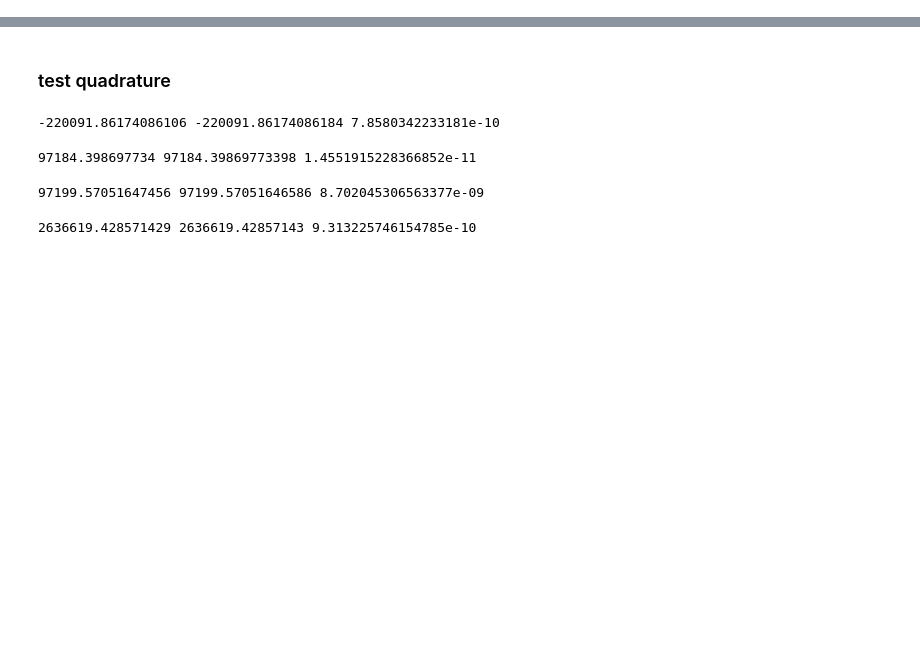
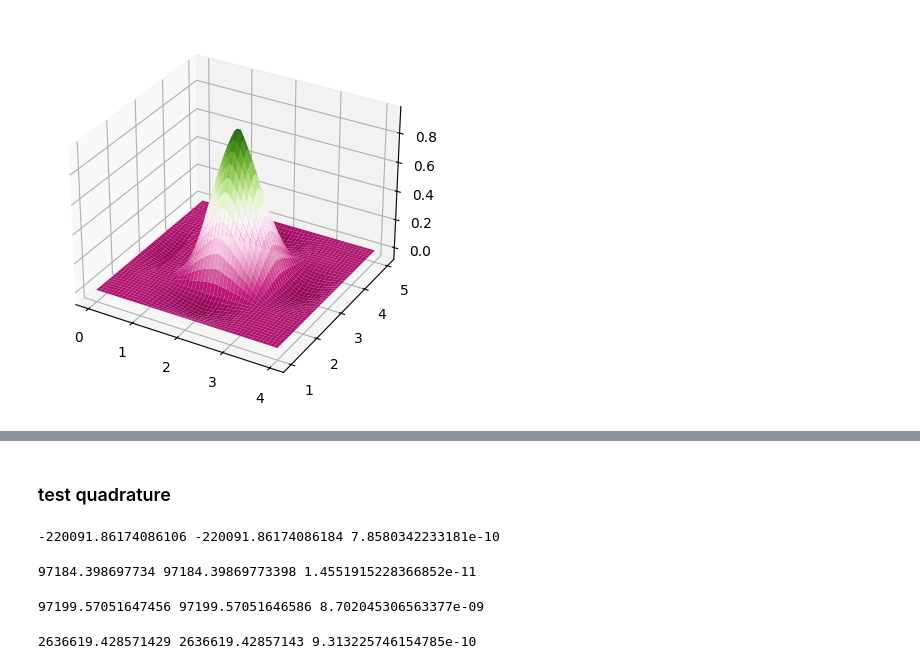
Before and after one commit to brynbarker/Galerkin-Differencing, a Jupyter notebook: 2d-AMR.ipynb, the cells around one changed output, grey strips where cells are left out. Drawn from its saved outputs; the diff is of its cells as text; code cells hidden in the pictures; blank space fills up the shorter version.

```diff
--- a/2d-AMR.ipynb
+++ b/2d-AMR.ipynb
@@ -59,0 +81,8 @@ from IPython.display import HTML
+# %%
+h = 1
+func = lambda x,y: phi3_2d_eval(x,y,h,2,3)
+a = [2-2*h,3-2*h]
+b = [2+2*h,3+2*h]
+vis_3d([func],[a],[b])
+# %% [output]
+[figure, added]
```
Also changed, not shown: parts of 20 cells of this notebook, 3 other files.
